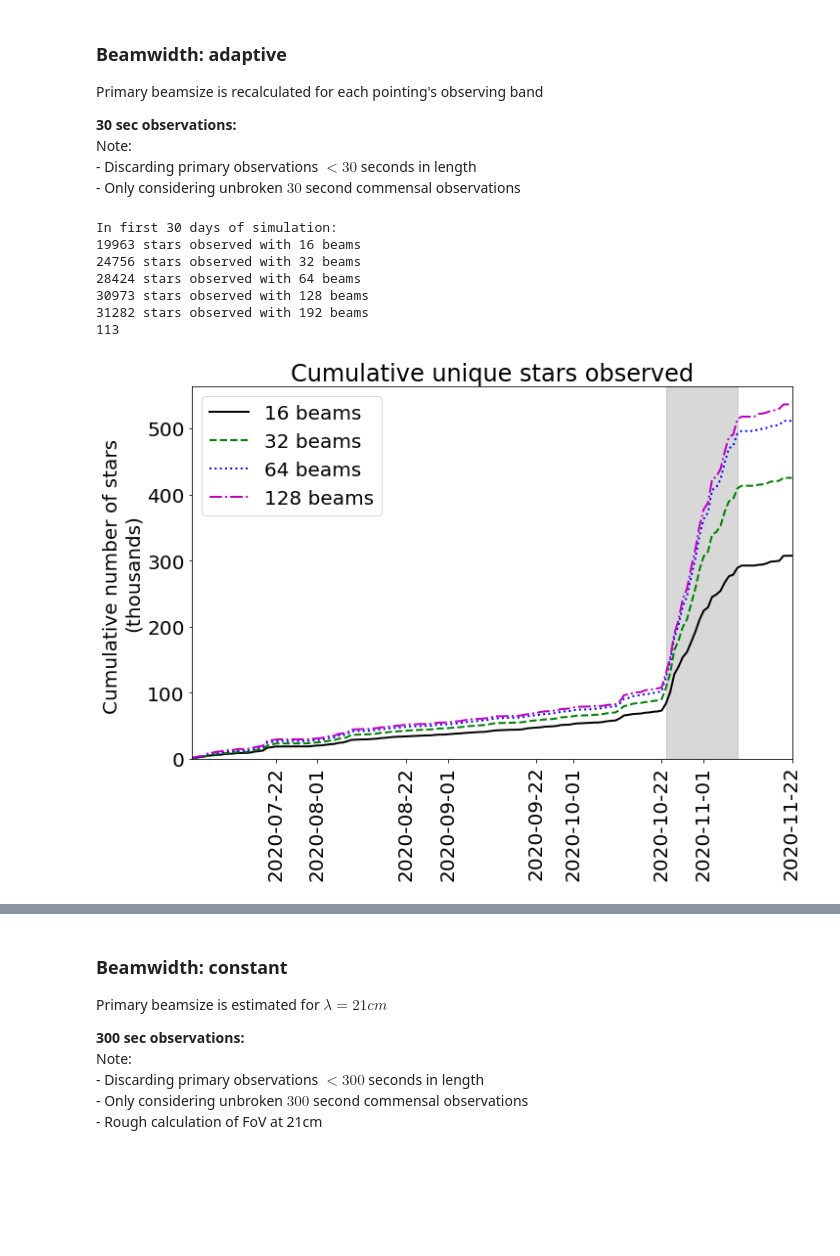
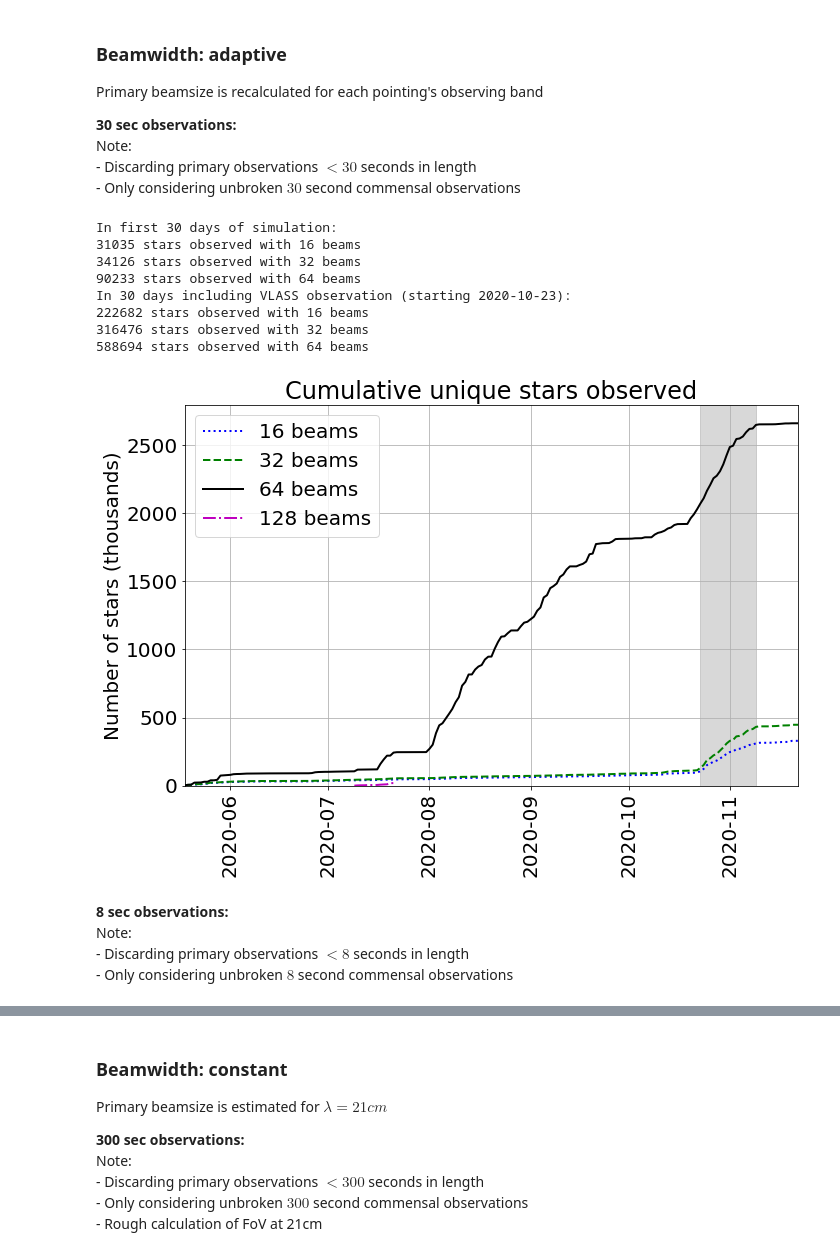
Before and after one commit to danielczech/observing-progress, a Jupyter notebook: observing-progress.ipynb, the cells around one changed output, grey strips where cells are left out. Cells and saved outputs as stored; diff of their text form; code cells hidden in the pictures; blank space fills up the shorter version.

```diff
--- a/observing-progress.ipynb
+++ b/observing-progress.ipynb
@@ -10,0 +19,12 @@ plt.rcParams.update({'font.size': 20})
+# %%
+# Load progress files for different VLASS beam numbers
+# (note 64 beams in these)
+with open('progress_35_4.2_v_est_35_p.pkl', 'rb') as f:
+    progress_a = pickle.load(f)
+with open('progress_64_4.2_v_est_64_p.pkl', 'rb') as f:
+    progress_b = pickle.load(f)
+# with open('progress_64_4.2_v_est_64_p_32n.pkl', 'rb') as f:
+#     progress_b = pickle.load(f)
+with open('progress_64_4.2_v_est_dates.pkl', 'rb') as f:
+    dates_sel = pickle.load(f)
+dates_sel = np.unique(dates_sel)
@@ -22,7 +93,7 @@ with open('progress_16_30_a.pkl', 'rb') as f:
     progress_16_30 = pickle.load(f)
 with open('progress_32_30_a.pkl', 'rb') as f:
     progress_32_30 = pickle.load(f)
-with open('progress_64_30_a.pkl', 'rb') as f:
+with open('progress_64_4_a.pkl', 'rb') as f:
     progress_64_30 = pickle.load(f)
 with open('progress_128_30_a.pkl', 'rb') as f:
     progress_128_30 = pickle.load(f)
@@ -32,47 +103,53 @@ with open('progress_192_30_a.pkl', 'rb') as f:
 # Plot observing progress by date:
 c_16 = np.cumsum(progress_16_30[1])
 c_32 = np.cumsum(progress_32_30[1])
 c_64 = np.cumsum(progress_64_30[1])
 c_128 = np.cumsum(progress_128_30[1])
 c_192 = np.cumsum(progress_192_30[1])
 
 print('In first 30 days of simulation: ')
 print('{} stars observed with 16 beams'.format(c_16[30]))
 print('{} stars observed with 32 beams'.format(c_32[30]))
 print('{} stars observed with 64 beams'.format(c_64[30]))
-print('{} stars observed with 128 beams'.format(c_128[30]))
-print('{} stars observed with 192 beams'.format(c_192[30]))
+#print('{} stars observed with 128 beams'.format(c_128[30]))
 
 #print(progress_16_30[0].index(datetime.datetime(2020, 10, 23)))
+#print(progress_16_30[0].index(datetime))
 
 print('In 30 days including VLASS observation (starting 2020-10-23): ')
-print('{} stars observed with 16 beams'.format(c_16[60] - c_16[30]))
-print('{} stars observed with 32 beams'.format(c_32[60] - c_32[30]))
-print('{} stars observed with 64 beams'.format(c_64[60] - c_64[30]))
-print('{} stars observed with 128 beams'.format(c_128[60] - c_128[30]))
-print('{} stars observed with 192 beams'.format(c_128[60] - c_192[30]))
+print('{} stars observed with 16 beams'.format(c_16[188] - c_16[158]))
+print('{} stars observed with 32 beams'.format(c_32[188] - c_32[158]))
+print('{} stars observed with 64 beams'.format(c_64[188] - c_64[158]))
+#print('{} stars observed with 128 beams'.format(c_128[188] - c_128[158]))
 
 fig = plt.figure(figsize = (11,7))
-plt.plot(progress_16_30[0], c_16/1000.0, c = 'k', lw = '2', label = '16 beams')
+plt.plot(progress_16_30[0], c_16/1000.0, c = 'b', lw = '2', ls = ':', label = '16 beams')
 plt.plot(progress_32_30[0], c_32/1000.0, c = 'g', ls = '--',  lw = '2', label = '32 beams')
-plt.plot(progress_64_30[0], c_64/1000.0, c = 'b', ls = ':',  lw = '2', label = '64 beams')
+plt.plot(progress_64_30[0], c_64/1000.0, c = 'k',  lw = '2', label = '64 beams')
 plt.plot(progress_128_30[0], c_128/1000.0, c = 'm', ls = '-.',  lw = '2', label = '128 beams')
 
 plt.title("Cumulative unique stars observed")
-plt.ylabel("Cumulative number of stars \n(thousands)")
+plt.ylabel("Number of stars (thousands)")
 plt.xticks(rotation = 90)
 plt.xlim([min(progress_16_30[0]), max(progress_16_30[0])])
 plt.axvspan(datetime.datetime(2020, 10, 23), datetime.datetime(2020, 11, 9), alpha=0.3, color='grey')
 plt.gca().set_ylim(bottom = 0)
 plt.legend()
+plt.grid()
 fig.savefig('progress_30_a.png', bbox_inches='tight', dpi=400, transparent = False, facecolor = 'white')
 plt.show()
 # %% [output]
 In first 30 days of simulation:
-19963 stars observed with 16 beams
-24756 stars observed with 32 beams
-28424 stars observed with 64 beams
-30973 stars observed with 128 beams
-31282 stars observed with 192 beams
-113
+31035 stars observed with 16 beams
+34126 stars observed with 32 beams
+90233 stars observed with 64 beams
+In 30 days including VLASS observation (starting 2020-10-23):
+222682 stars observed with 16 beams
+316476 stars observed with 32 beams
+588694 stars observed with 64 beams
-[figure, old version]
+[figure, new version]
+# %% [markdown]
+__8 sec observations:__
+Note:
+    - Discarding primary observations $< 8$ seconds in length
+    - Only considering unbroken $8$ second commensal observations
```
Also changed, not shown: parts of 4 cells of this notebook, 4 other files.
